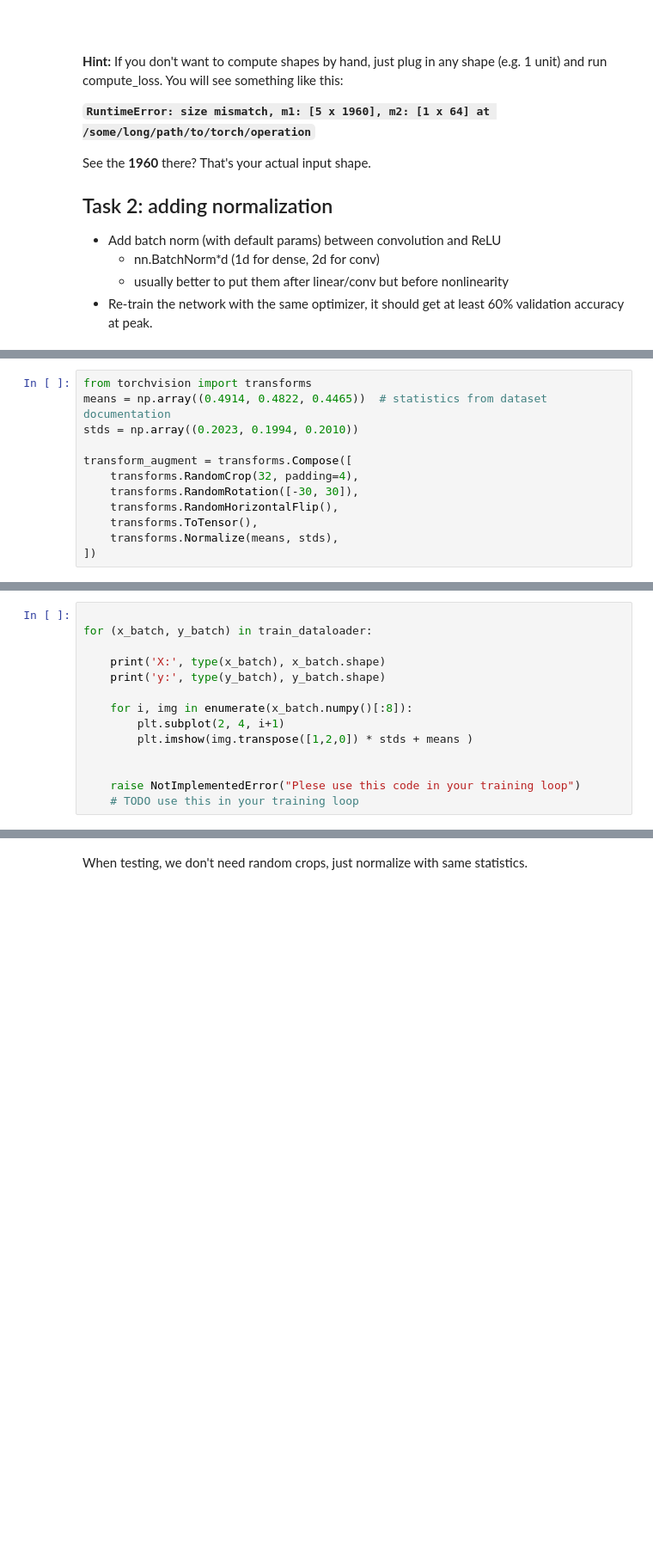
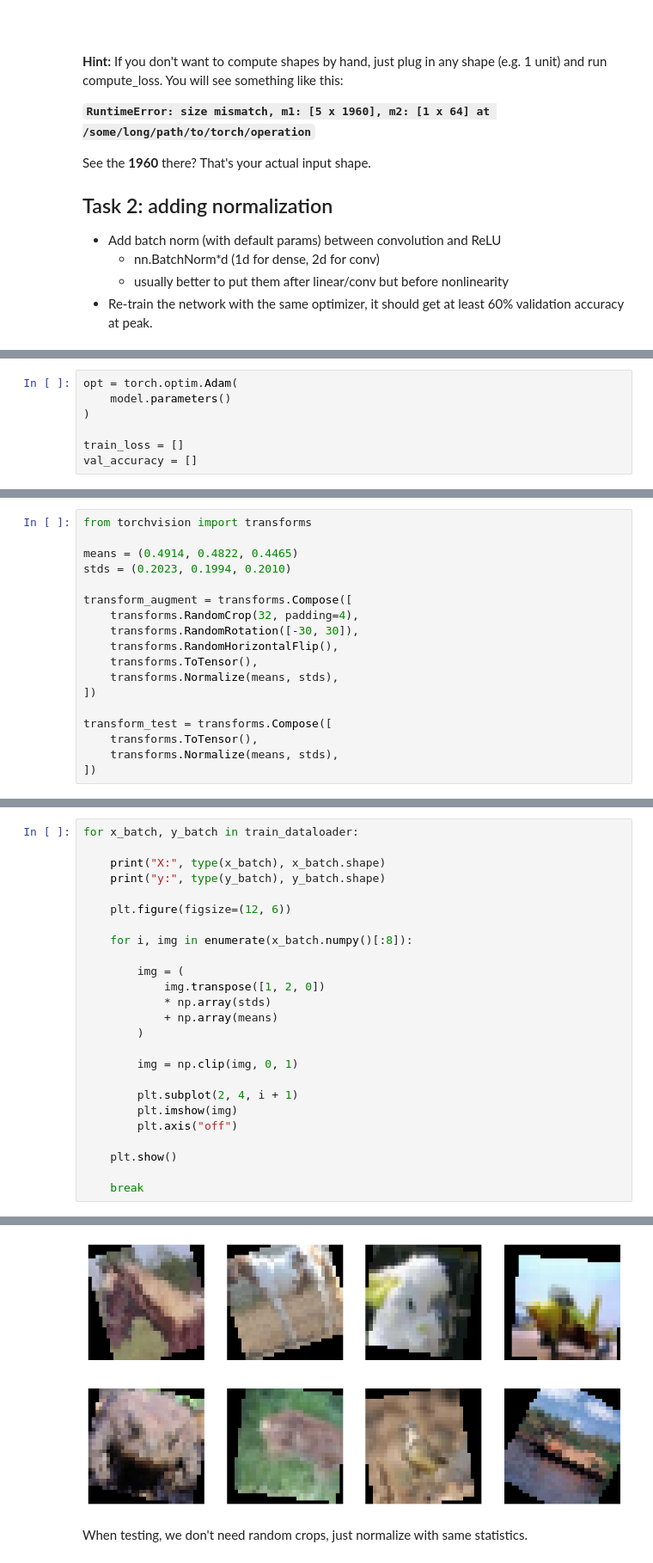
Before and after one commit to chenfengru/Practical-DeepLearning, a Jupyter notebook: week03_convnets/seminar_pytorch.ipynb, the cells around one changed output, grey strips where cells are left out. Shown at 86% size. Cells and saved outputs as stored; diff of their text form; blank space fills up the shorter version.

```diff
--- a/week03_convnets/seminar_pytorch.ipynb
+++ b/week03_convnets/seminar_pytorch.ipynb
@@ -228,0 +495,7 @@ See the __1960__ there? That's your actual input shape.
+# %%
+opt = torch.optim.Adam(
+    model.parameters()
+)
+
+train_loss = []
+val_accuracy = []
@@ -265,8 +619,9 @@ Here's how it works: we define a pipeline that
 * then normalizes it (preprocessing)
 # %%
 from torchvision import transforms
-means = np.array((0.4914, 0.4822, 0.4465))  # statistics from dataset documentation
-stds = np.array((0.2023, 0.1994, 0.2010))
+
+means = (0.4914, 0.4822, 0.4465)
+stds = (0.2023, 0.1994, 0.2010)
 
 transform_augment = transforms.Compose([
     transforms.RandomCrop(32, padding=4),
@@ -275,3 +630,8 @@ transform_augment = transforms.Compose([
     transforms.ToTensor(),
     transforms.Normalize(means, stds),
 ])
+
+transform_test = transforms.Compose([
+    transforms.ToTensor(),
+    transforms.Normalize(means, stds),
+])
@@ -284,14 +686,26 @@ train_dataloader = torch.utils.data.DataLoader(
 # %%
+for x_batch, y_batch in train_dataloader:
 
-for (x_batch, y_batch) in train_dataloader:
+    print("X:", type(x_batch), x_batch.shape)
+    print("y:", type(y_batch), y_batch.shape)
 
-    print('X:', type(x_batch), x_batch.shape)
-    print('y:', type(y_batch), y_batch.shape)
+    plt.figure(figsize=(12, 6))
 
     for i, img in enumerate(x_batch.numpy()[:8]):
-        plt.subplot(2, 4, i+1)
-        plt.imshow(img.transpose([1,2,0]) * stds + means )
 
+        img = (
+            img.transpose([1, 2, 0])
+            * np.array(stds)
+            + np.array(means)
+        )
 
-    raise NotImplementedError("Plese use this code in your training loop")
-    # TODO use this in your training loop
+        img = np.clip(img, 0, 1)
+
+        plt.subplot(2, 4, i + 1)
+        plt.imshow(img)
+        plt.axis("off")
+
+    plt.show()
+
+    break
+# %% [output]
@@ -298,2 +714,3 @@ for (x_batch, y_batch) in train_dataloader:
+[figure, added]
 # %% [markdown]
 When testing, we don't need random crops, just normalize with same statistics.
```
Also changed, not shown: parts of 34 cells of this notebook, 2 other files.
